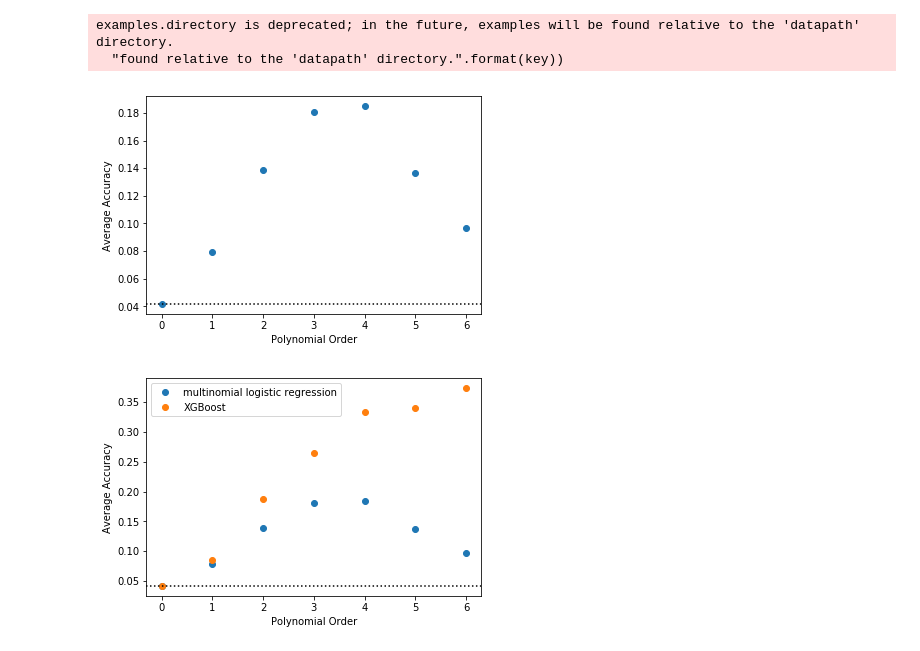
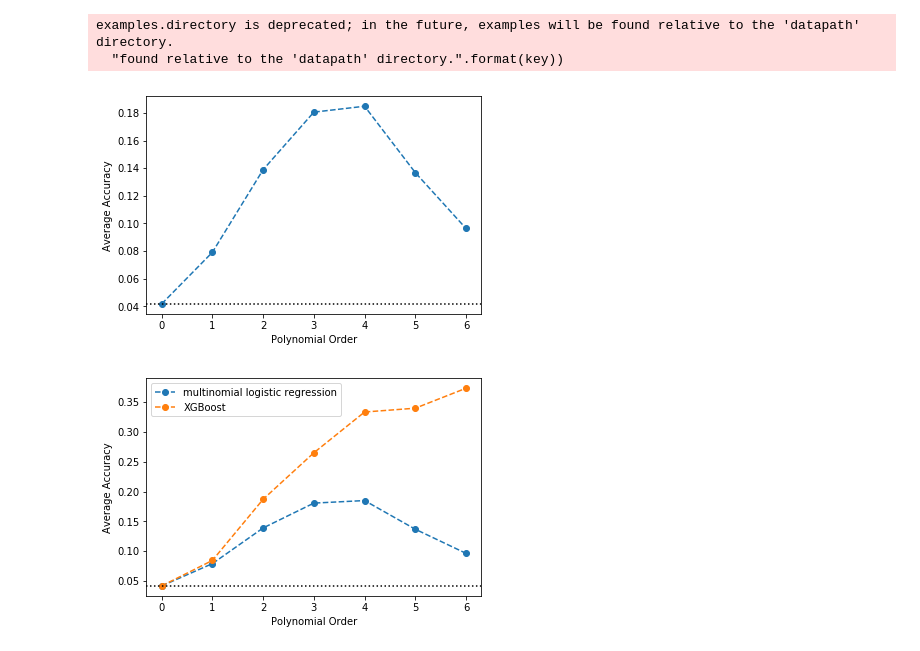
Before and after one commit to MarvinT/morphs, a Jupyter notebook: notebooks/supplemental/2.7-mjt-derivative-multinomial.ipynb, the cells around one changed output. Cells and saved outputs as stored; diff of their text form; code cells hidden in the pictures.

```diff
--- a/notebooks/supplemental/2.7-mjt-derivative-multinomial.ipynb
+++ b/notebooks/supplemental/2.7-mjt-derivative-multinomial.ipynb
@@ -37,12 +37,12 @@ mean_scores = cv_morph_dim_prediction(ddf, lr)
 # %%
 # NBVAL_SKIP
 ax = plt.gca()
-_ = ax.plot(range(7), [mean_scores[order] for order in range(7)], "o")
+_ = ax.plot(range(7), [mean_scores[order] for order in range(7)], "o--")
 _ = ax.axhline(1 / 24, linestyle=":", color="k")
 _ = ax.set_ylabel("Average Accuracy")
 _ = ax.set_xlabel("Polynomial Order")
 # %% [output]
-[figure, old version]
+[figure, new version]
 # %%
 import warnings
 warnings.filterwarnings("ignore", category=DeprecationWarning)
@@ -52,13 +52,13 @@ xgb_mean_scores = cv_morph_dim_prediction(ddf, xgb)
 # %%
 # NBVAL_SKIP
 ax = plt.gca()
-_ = ax.plot(range(7), [mean_scores[order] for order in range(7)], "o", label="multinomial logistic regression")
-_ = ax.plot(range(7), [xgb_mean_scores[order] for order in range(7)], "o", label="XGBoost")
+_ = ax.plot(range(7), [mean_scores[order] for order in range(7)], "o--", label="multinomial logistic regression")
+_ = ax.plot(range(7), [xgb_mean_scores[order] for order in range(7)], "o--", label="XGBoost")
 _ = ax.axhline(1 / 24, linestyle=":", color="k")
 _ = ax.set_ylabel("Average Accuracy")
 _ = ax.set_xlabel("Polynomial Order")
 _ = ax.legend()
 # %% [output]
-[figure, old version]
+[figure, new version]
 # %%
 # NBVAL_SKIP
```
Also changed, not shown: parts of 3 cells of this notebook.
